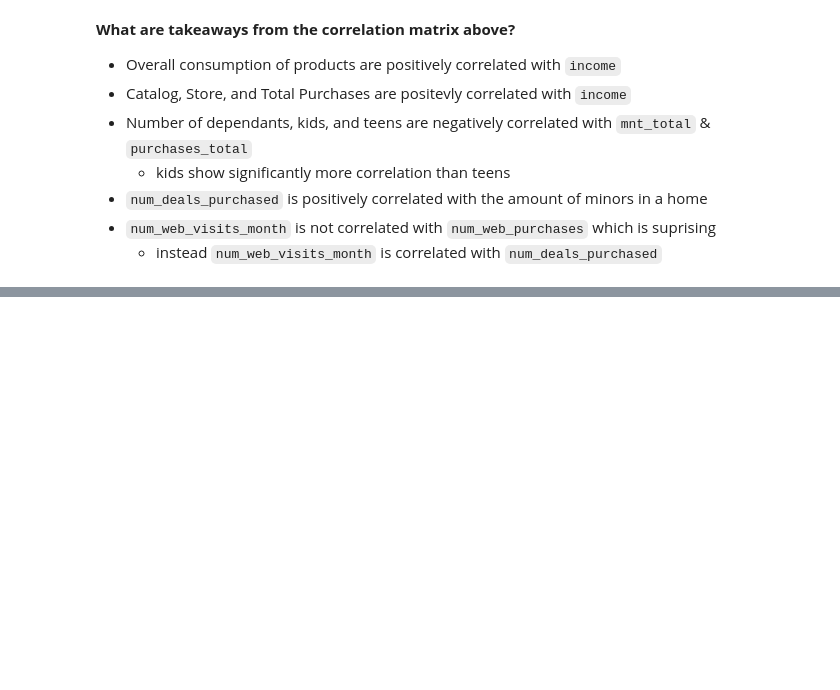
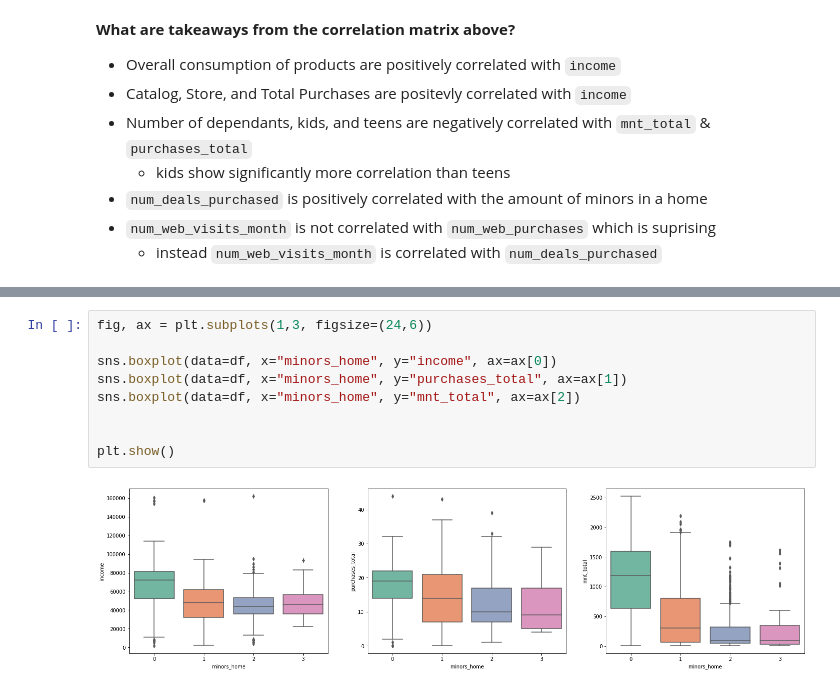
Before and after one commit to mr-emreerturk/Marketing-Analytics_EDA, a Jupyter notebook: notebook_eda.ipynb, the cells around one changed output, grey strips where cells are left out. Drawn from its saved outputs; the diff is of its cells as text; blank space fills up the shorter version.

```diff
--- a/notebook_eda.ipynb
+++ b/notebook_eda.ipynb
@@ -367,0 +377,11 @@ fig.update_yaxes(showgrid=False, zeroline=True)
+# %%
+fig, ax = plt.subplots(1,3, figsize=(24,6))
+
+sns.boxplot(data=df, x="minors_home", y="income", ax=ax[0])
+sns.boxplot(data=df, x="minors_home", y="purchases_total", ax=ax[1])
+sns.boxplot(data=df, x="minors_home", y="mnt_total", ax=ax[2])
+
+
+plt.show()
+# %% [output]
+[figure, added]
```
Also changed, not shown: parts of 14 cells of this notebook.
